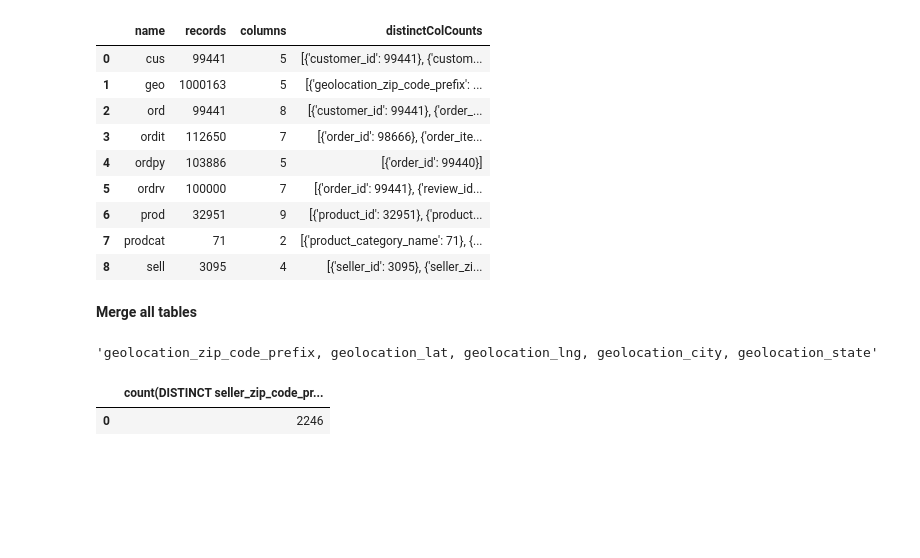
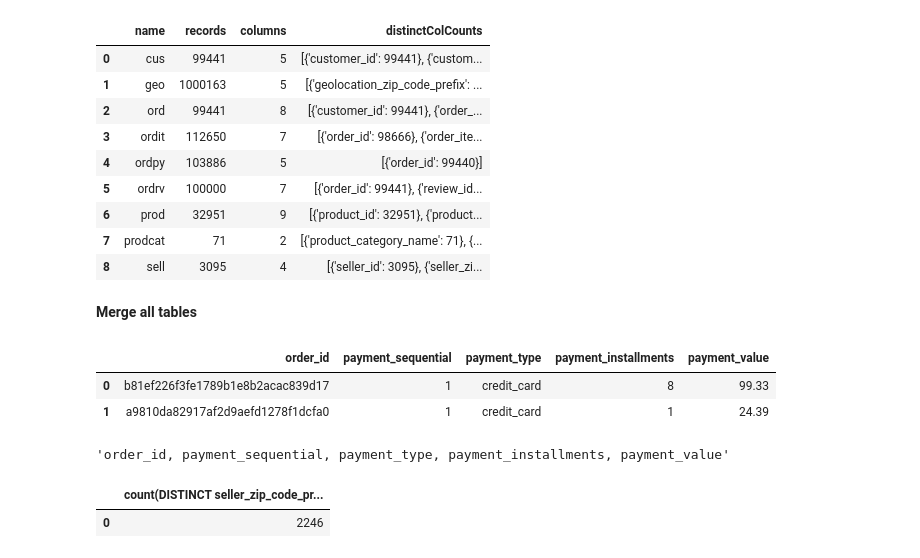
Before and after one commit to NainaAgrawal/ecommerce_sales_analysis, a Jupyter notebook: ecommerceanalysis.ipynb, the cells around one changed output. Cells and saved outputs as stored; diff of their text form; code cells hidden in the pictures; blank space fills up the shorter version.

```diff
--- a/ecommerceanalysis.ipynb
+++ b/ecommerceanalysis.ipynb
@@ -171,10 +171,16 @@ pd.DataFrame({'name' : l1, 'records' : l2, 'columns' : l3, 'distinctColCounts' :
 | 8 | sell | 3095 | 4 | [{'seller_id': 3095}, {'seller_zi... |
 # %% [markdown]
 **Merge all tables**
+# %%
+hc.sql('''select * from ordpy limit 2''').toPandas()
+# %% [output]
+|  | order_id | payment_sequential | payment_type | payment_installments | payment_value |
+| 0 | b81ef226f3fe1789b1e8b2acac839d17 | 1 | credit_card | 8 | 99.33 |
+| 1 | a9810da82917af2d9aefd1278f1dcfa0 | 1 | credit_card | 1 | 24.39 |
 # %%
-', '.join(hc.sql('''select * from geo limit 0''').columns)
+', '.join(hc.sql('''select * from ordpy limit 0''').columns)
 # %% [output]
-'geolocation_zip_code_prefix, geolocation_lat, geolocation_lng, geolocation_city, geolocation_state'
+'order_id, payment_sequential, payment_type, payment_installments, payment_value'
 # %%
 hc.sql('''select count(distinct seller_zip_code_prefix) from sell limit 1''').toPandas()
 # %% [output]
```
Also changed, not shown: parts of 8 cells of this notebook.
